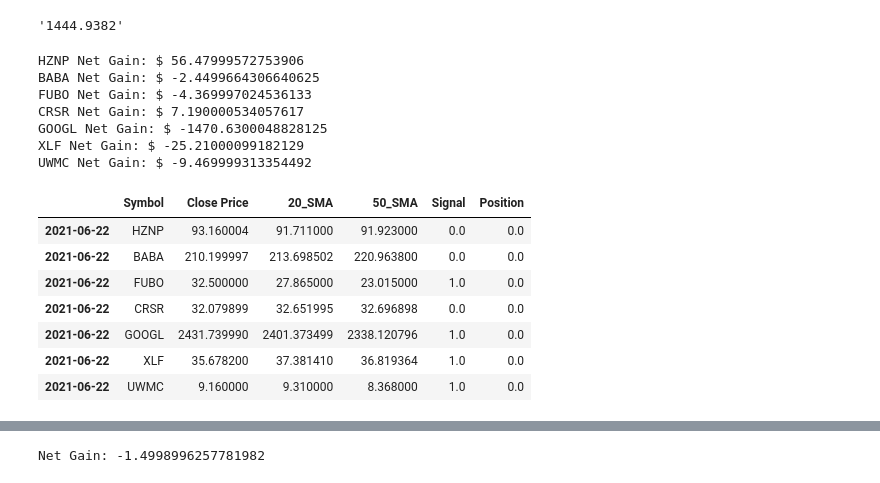
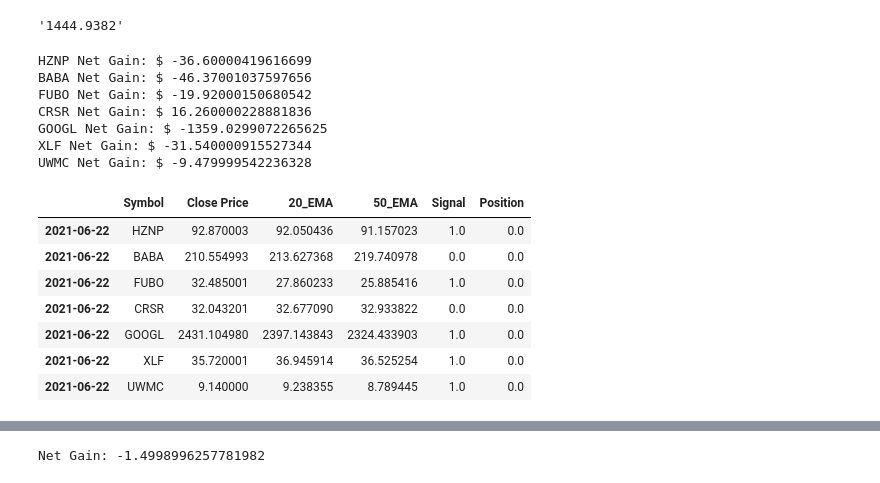
Before and after one commit to ptenteromano/stock-analysis, a Jupyter notebook: movingavgs.ipynb, the cells around one changed output, grey strips where cells are left out. Drawn from its saved outputs; the diff is of its cells as text; code cells hidden in the pictures.

Commit message:
check out crsr

```diff
--- a/movingavgs.ipynb
+++ b/movingavgs.ipynb
@@ -461,22 +461,22 @@ def list_to_dataframe(list_name, moving_avg="SMA"):
     return pd.DataFrame(ticker_data)
 # %%
 
-api_df = list_to_dataframe('API list')
+api_df = list_to_dataframe('API list', moving_avg="EMA")
 api_df
 # %% [output]
-HZNP Net Gain: $ 56.47999572753906
-BABA Net Gain: $ -2.4499664306640625
-FUBO Net Gain: $ -4.369997024536133
-CRSR Net Gain: $ 7.190000534057617
-GOOGL Net Gain: $ -1470.6300048828125
-XLF Net Gain: $ -25.21000099182129
-UWMC Net Gain: $ -9.469999313354492
+HZNP Net Gain: $ -36.60000419616699
+BABA Net Gain: $ -46.37001037597656
+FUBO Net Gain: $ -19.92000150680542
+CRSR Net Gain: $ 16.260000228881836
+GOOGL Net Gain: $ -1359.0299072265625
+XLF Net Gain: $ -31.540000915527344
+UWMC Net Gain: $ -9.479999542236328
-|  | Symbol | Close Price | 20_SMA | 50_SMA | Signal | Position |
-| 2021-06-22 | HZNP | 93.160004 | 91.711000 | 91.923000 | 0.0 | 0.0 |
-| 2021-06-22 | BABA | 210.199997 | 213.698502 | 220.963800 | 0.0 | 0.0 |
-| 2021-06-22 | FUBO | 32.500000 | 27.865000 | 23.015000 | 1.0 | 0.0 |
-| 2021-06-22 | CRSR | 32.079899 | 32.651995 | 32.696898 | 0.0 | 0.0 |
-| 2021-06-22 | GOOGL | 2431.739990 | 2401.373499 | 2338.120796 | 1.0 | 0.0 |
-| 2021-06-22 | XLF | 35.678200 | 37.381410 | 36.819364 | 1.0 | 0.0 |
-| 2021-06-22 | UWMC | 9.160000 | 9.310000 | 8.368000 | 1.0 | 0.0 |
+|  | Symbol | Close Price | 20_EMA | 50_EMA | Signal | Position |
+| 2021-06-22 | HZNP | 92.870003 | 92.050436 | 91.157023 | 1.0 | 0.0 |
+| 2021-06-22 | BABA | 210.554993 | 213.627368 | 219.740978 | 0.0 | 0.0 |
+| 2021-06-22 | FUBO | 32.485001 | 27.860233 | 25.885416 | 1.0 | 0.0 |
+| 2021-06-22 | CRSR | 32.043201 | 32.677090 | 32.933822 | 0.0 | 0.0 |
+| 2021-06-22 | GOOGL | 2431.104980 | 2397.143843 | 2324.433903 | 1.0 | 0.0 |
+| 2021-06-22 | XLF | 35.720001 | 36.945914 | 36.525254 | 1.0 | 0.0 |
+| 2021-06-22 | UWMC | 9.140000 | 9.238355 | 8.789445 | 1.0 | 0.0 |
 # %%
```
Also changed, not shown: parts of 7 cells of this notebook.
